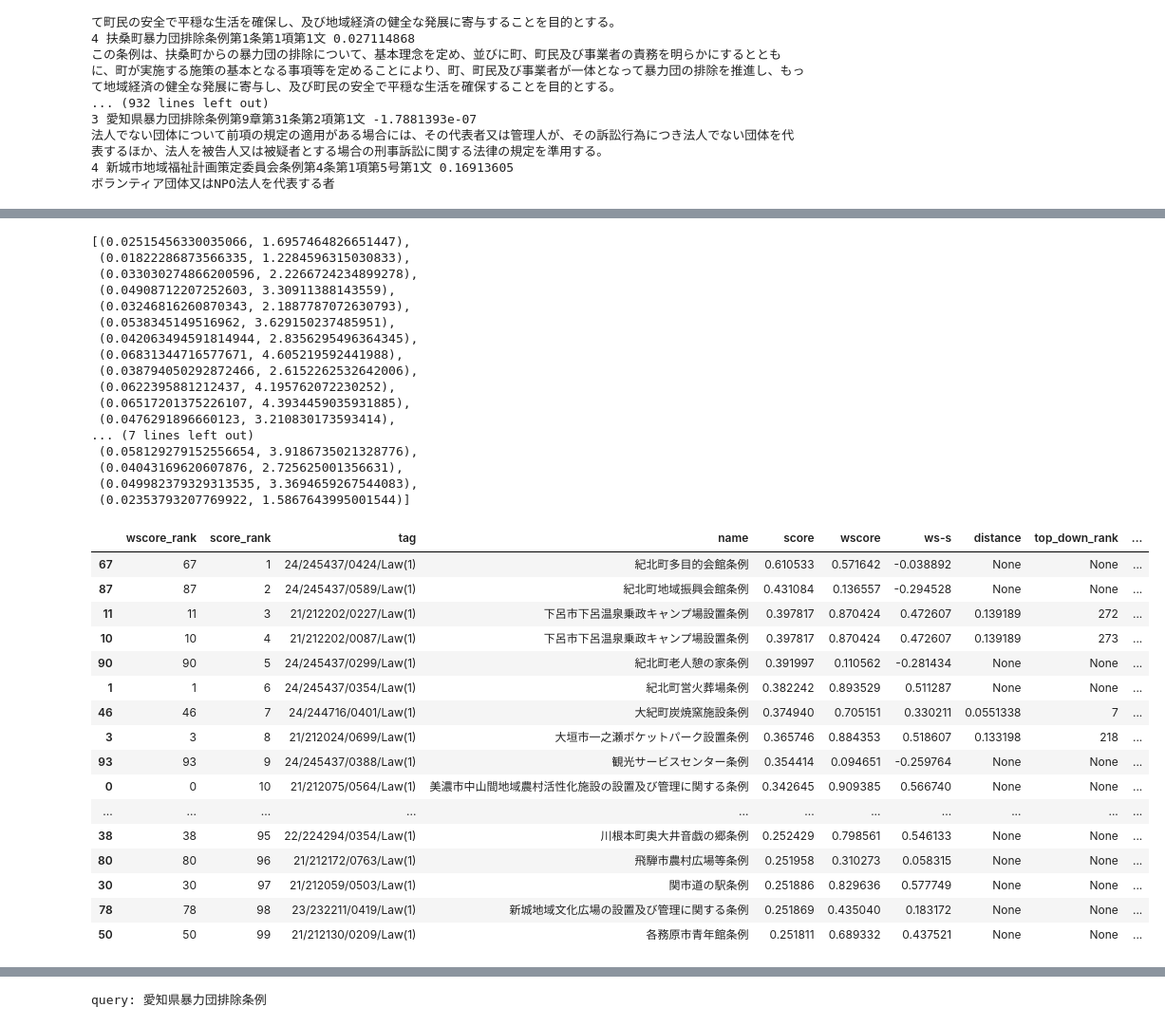
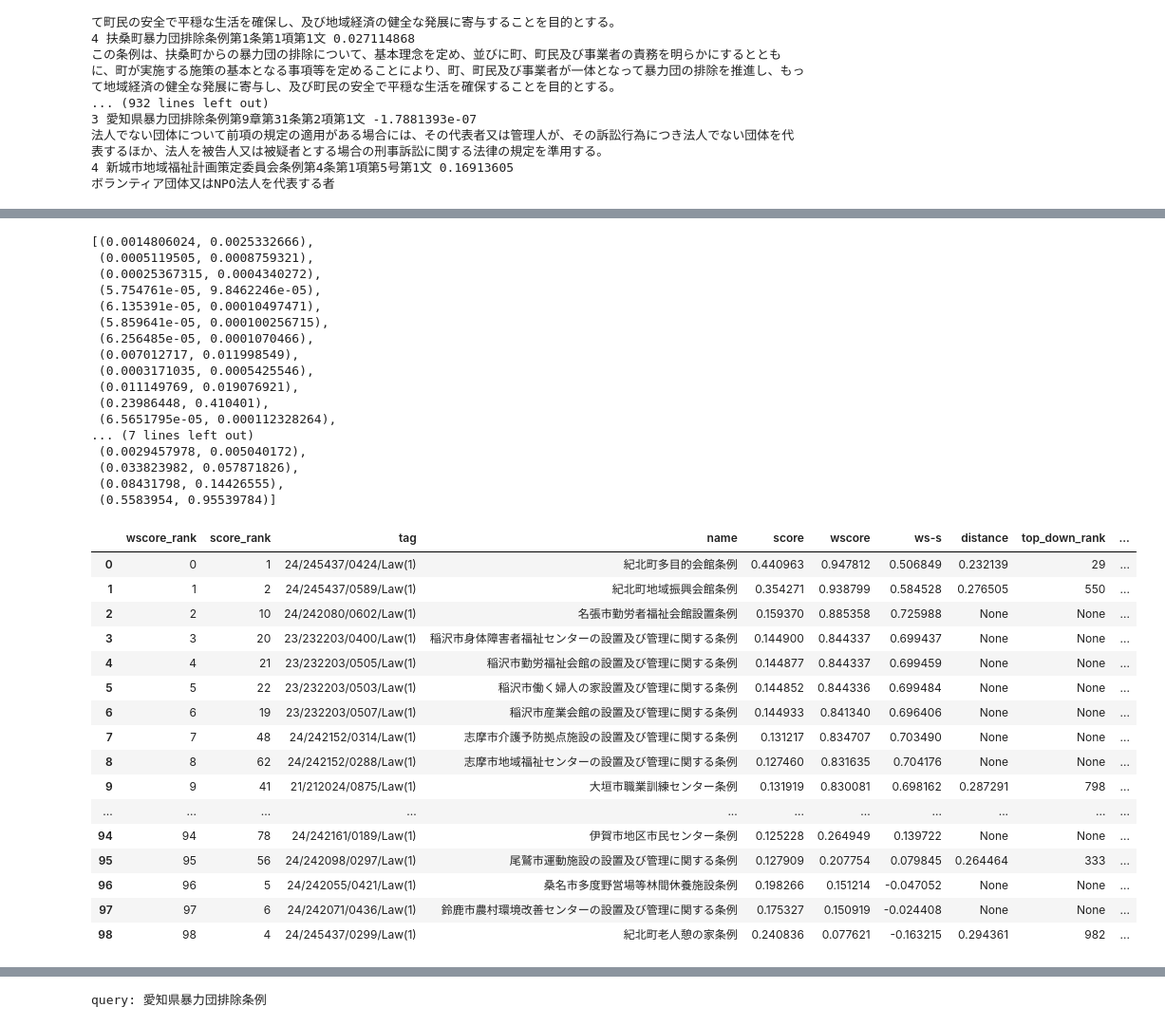
Before and after one commit to Arten013/hjst_model, a Jupyter notebook: pairtable.ipynb, the cells around one changed output, grey strips where cells are left out. Shown at 95% size. Cells and saved outputs as stored; diff of their text form; code cells hidden in the pictures.

```diff
--- a/pairtable.ipynb
+++ b/pairtable.ipynb
@@ -97,3 +94 @@ Load kvsdict from the path below:
 set layer: TfidfLayer 0.0
-# %%
-hmodel.layers['Sentence'] = layerconf.load_model('swem_ave_gv_tokai_spm_8000-Sentence')
@@ -101,0 +95,3 @@ FileNotFoundError: [Errno 2] No such file or directory: '/home/jovyan/hjst_model
+# %%
+hmodel.layers['Law'] = layerconf.load_model('swem_ave_ft_tokai_mecab-Law')
+hmodel.layers['Article'] = layerconf.load_model('swem_ave_ft_tokai_mecab-Article')
@@ -282,7 +285,7 @@ over all bottom up search time 1.817 sec
 ボランティア団体又はNPO法人を代表する者
 # %%
 threshold = 0.2
-sigmoid_alpha
+sigmoid_alpha = 20
 
 def sigmoid_normalize(x):
     y = 1 / (1+np.exp(-x))
@@ -305,7 +308,7 @@ start = time.time()
 d, i = query_level_index.search(query_matrix, query_k)
 end = time.time()
 qsearch_result =  list(zip(i[0], d[0]))
-print('search', len(qsearch_result), query_level+'s', 'from', len(query_tags), query_level+'s')
+print('search', len(qsearch_result), query_level+'s', 'from', len(query_level_tags), query_level+'s')
 print('over all top search time', round(end-start, 3), 'sec')
 
 query_tags = [elem.code for elem in testset.get_elem(query).depth_first_iteration([getattr(etypes, comp_level)])]
@@ -410,43 +405,43 @@ array([[1.00000000e+00, 1.00000000e+00, 1.00000000e+00, ...,
 # %%
 list(zip(normalized_row_score_means, row_score_means))
 # %% [output]
-[(0.02515456330035066, 1.6957464826651447),
- (0.01822286873566335, 1.2284596315030833),
- (0.033030274866200596, 2.2266724234899278),
- (0.04908712207252603, 3.30911388143559),
- (0.03246816260870343, 2.1887787072630793),
- (0.0538345149516962, 3.629150237485951),
- (0.042063494591814944, 2.8356295496364345),
- (0.06831344716577671, 4.605219592441988),
- (0.038794050292872466, 2.6152262532642006),
- (0.0622395881212437, 4.195762072230252),
- (0.06517201375226107, 4.3934459035931885),
- (0.0476291896660123, 3.210830173593414),
+[(0.0014806024, 0.0025332666),
+ (0.0005119505, 0.0008759321),
+ (0.00025367315, 0.0004340272),
+ (5.754761e-05, 9.8462246e-05),
+ (6.135391e-05, 0.00010497471),
+ (5.859641e-05, 0.000100256715),
+ (6.256485e-05, 0.0001070466),
+ (0.007012717, 0.011998549),
+ (0.0003171035, 0.0005425546),
+ (0.011149769, 0.019076921),
+ (0.23986448, 0.410401),
+ (6.5651795e-05, 0.000112328264),
 ... (7 lines left out)
- (0.058129279152556654, 3.9186735021328776),
- (0.04043169620607876, 2.725625001356631),
- (0.049982379329313535, 3.3694659267544083),
- (0.02353793207769922, 1.5867643995001544)]
+ (0.0029457978, 0.005040172),
+ (0.033823982, 0.057871826),
+ (0.08431798, 0.14426555),
+ (0.5583954, 0.95539784)]
 # %%
 df = result_df[comp_k].sort_values('wscore', ascending=False).reset_index().rename(columns={'index': 'score_rank'}).reset_index().rename(columns={'index': 'wscore_rank'})
 # %%
 df['wsr-sr'] = df.apply(lambda x: x['wscore_rank']-x['score_rank'], axis=1)
-df.sort_values('score_rank')
+df.sort_values('wscore_rank')
 # %% [output]
 |  | wscore_rank | score_rank | tag | name | score | wscore | ws-s | distance | top_down_rank | ... |
-| 67 | 67 | 1 | 24/245437/0424/Law(1) | 紀北町多目的会館条例 | 0.610533 | 0.571642 | -0.038892 | None | None | ... |
-| 87 | 87 | 2 | 24/245437/0589/Law(1) | 紀北町地域振興会館条例 | 0.431084 | 0.136557 | -0.294528 | None | None | ... |
-| 11 | 11 | 3 | 21/212202/0227/Law(1) | 下呂市下呂温泉乗政キャンプ場設置条例 | 0.397817 | 0.870424 | 0.472607 | 0.139189 | 272 | ... |
-| 10 | 10 | 4 | 21/212202/0087/Law(1) | 下呂市下呂温泉乗政キャンプ場設置条例 | 0.397817 | 0.870424 | 0.472607 | 0.139189 | 273 | ... |
-| 90 | 90 | 5 | 24/245437/0299/Law(1) | 紀北町老人憩の家条例 | 0.391997 | 0.110562 | -0.281434 | None | None | ... |
-| 1 | 1 | 6 | 24/245437/0354/Law(1) | 紀北町営火葬場条例 | 0.382242 | 0.893529 | 0.511287 | None | None | ... |
-| 46 | 46 | 7 | 24/244716/0401/Law(1) | 大紀町炭焼窯施設条例 | 0.374940 | 0.705151 | 0.330211 | 0.0551338 | 7 | ... |
-| 3 | 3 | 8 | 21/212024/0699/Law(1) | 大垣市一之瀬ポケットパーク設置条例 | 0.365746 | 0.884353 | 0.518607 | 0.133198 | 218 | ... |
-| 93 | 93 | 9 | 24/245437/0388/Law(1) | 観光サービスセンター条例 | 0.354414 | 0.094651 | -0.259764 | None | None | ... |
-| 0 | 0 | 10 | 21/212075/0564/Law(1) | 美濃市中山間地域農村活性化施設の設置及び管理に関する条例 | 0.342645 | 0.909385 | 0.566740 | None | None | ... |
+| 0 | 0 | 1 | 24/245437/0424/Law(1) | 紀北町多目的会館条例 | 0.440963 | 0.947812 | 0.506849 | 0.232139 | 29 | ... |
+| 1 | 1 | 2 | 24/245437/0589/Law(1) | 紀北町地域振興会館条例 | 0.354271 | 0.938799 | 0.584528 | 0.276505 | 550 | ... |
+| 2 | 2 | 10 | 24/242080/0602/Law(1) | 名張市勤労者福祉会館設置条例 | 0.159370 | 0.885358 | 0.725988 | None | None | ... |
+| 3 | 3 | 20 | 23/232203/0400/Law(1) | 稲沢市身体障害者福祉センターの設置及び管理に関する条例 | 0.144900 | 0.844337 | 0.699437 | None | None | ... |
+| 4 | 4 | 21 | 23/232203/0505/Law(1) | 稲沢市勤労福祉会館の設置及び管理に関する条例 | 0.144877 | 0.844337 | 0.699459 | None | None | ... |
+| 5 | 5 | 22 | 23/232203/0503/Law(1) | 稲沢市働く婦人の家設置及び管理に関する条例 | 0.144852 | 0.844336 | 0.699484 | None | None | ... |
+| 6 | 6 | 19 | 23/232203/0507/Law(1) | 稲沢市産業会館の設置及び管理に関する条例 | 0.144933 | 0.841340 | 0.696406 | None | None | ... |
+| 7 | 7 | 48 | 24/242152/0314/Law(1) | 志摩市介護予防拠点施設の設置及び管理に関する条例 | 0.131217 | 0.834707 | 0.703490 | None | None | ... |
+| 8 | 8 | 62 | 24/242152/0288/Law(1) | 志摩市地域福祉センターの設置及び管理に関する条例 | 0.127460 | 0.831635 | 0.704176 | None | None | ... |
+| 9 | 9 | 41 | 21/212024/0875/Law(1) | 大垣市職業訓練センター条例 | 0.131919 | 0.830081 | 0.698162 | 0.287291 | 798 | ... |
 | ... | ... | ... | ... | ... | ... | ... | ... | ... | ... | ... |
-| 38 | 38 | 95 | 22/224294/0354/Law(1) | 川根本町奥大井音戯の郷条例 | 0.252429 | 0.798561 | 0.546133 | None | None | ... |
-| 80 | 80 | 96 | 21/212172/0763/Law(1) | 飛騨市農村広場等条例 | 0.251958 | 0.310273 | 0.058315 | None | None | ... |
-| 30 | 30 | 97 | 21/212059/0503/Law(1) | 関市道の駅条例 | 0.251886 | 0.829636 | 0.577749 | None | None | ... |
-| 78 | 78 | 98 | 23/232211/0419/Law(1) | 新城地域文化広場の設置及び管理に関する条例 | 0.251869 | 0.435040 | 0.183172 | None | None | ... |
-| 50 | 50 | 99 | 21/212130/0209/Law(1) | 各務原市青年館条例 | 0.251811 | 0.689332 | 0.437521 | None | None | ... |
+| 94 | 94 | 78 | 24/242161/0189/Law(1) | 伊賀市地区市民センター条例 | 0.125228 | 0.264949 | 0.139722 | None | None | ... |
+| 95 | 95 | 56 | 24/242098/0297/Law(1) | 尾鷲市運動施設の設置及び管理に関する条例 | 0.127909 | 0.207754 | 0.079845 | 0.264464 | 333 | ... |
+| 96 | 96 | 5 | 24/242055/0421/Law(1) | 桑名市多度野営場等林間休養施設条例 | 0.198266 | 0.151214 | -0.047052 | None | None | ... |
+| 97 | 97 | 6 | 24/242071/0436/Law(1) | 鈴鹿市農村環境改善センターの設置及び管理に関する条例 | 0.175327 | 0.150919 | -0.024408 | None | None | ... |
+| 98 | 98 | 4 | 24/245437/0299/Law(1) | 紀北町老人憩の家条例 | 0.240836 | 0.077621 | -0.163215 | 0.294361 | 982 | ... |
```
Also changed, not shown: parts of 14 cells of this notebook, 3 other files.
